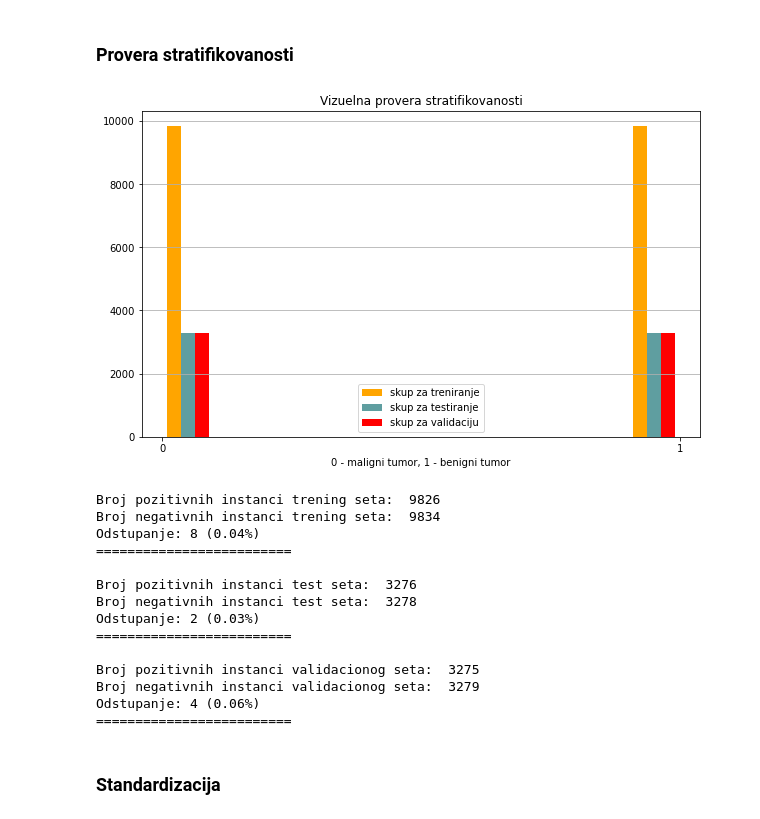
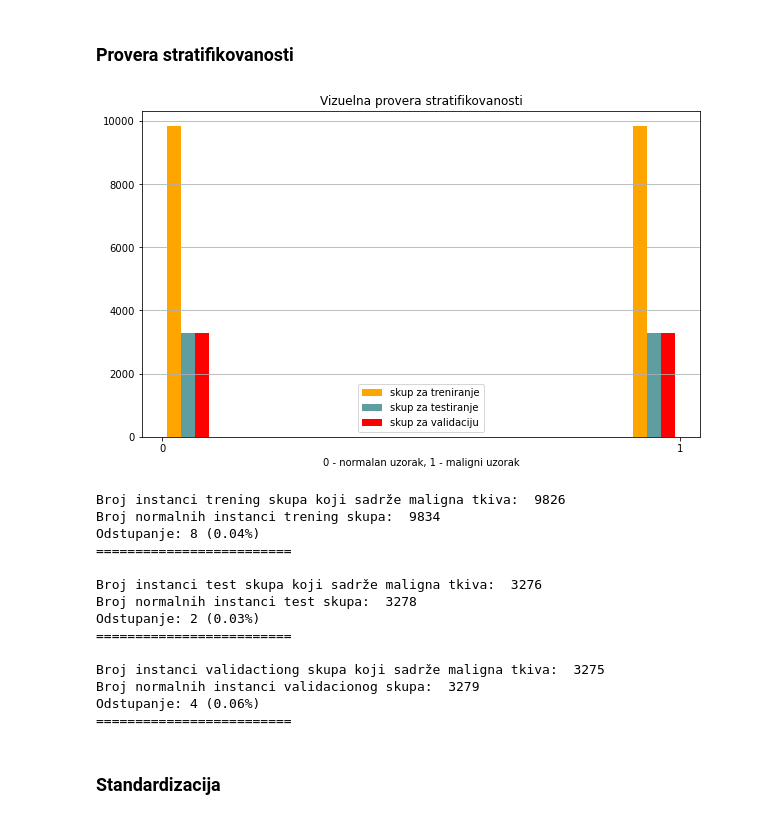
Before and after one commit to apekovic/ml-lymph-node-classification, a Jupyter notebook: 02_duboki_pristup_klasifikaciji.ipynb, the cells around one changed output. Cells and saved outputs as stored; diff of their text form; code cells hidden in the pictures.

```diff
--- a/02_duboki_pristup_klasifikaciji.ipynb
+++ b/02_duboki_pristup_klasifikaciji.ipynb
@@ -156,51 +156,51 @@ X_test_copy = X_test
 # %%
 plt.figure(figsize = (10,6))
 plt.title('Vizuelna provera stratifikovanosti')
 plt.xticks([0,1])
-plt.xlabel('0 - maligni tumor, 1 - benigni tumor')
+plt.xlabel('0 - normalan uzorak, 1 - maligni uzorak')
 plt.hist([y_train, y_test, y_validation], color=['orange', 'cadetblue', 'red'], label=['skup za treniranje', 'skup za testiranje','skup za validaciju'])
 plt.legend(loc='best')
 plt.grid(axis = 'y')
 plt.show()
 # %% [output]
-[figure, old version]
+[figure, new version]
 # %%
-benigni_train = np.sum(y_train==1)
-print('Broj pozitivnih instanci trening seta: ', benigni_train)
-maligni_train = np.sum(y_train==0)
-print('Broj negativnih instanci trening seta: ', maligni_train)
-odstupanje = np.abs(benigni_train - maligni_train)
+maligni_train = np.sum(y_train==1)
+print('Broj instanci trening skupa koji sadrže maligna tkiva: ', maligni_train)
+normalni_train = np.sum(y_train==0)
+print('Broj normalnih instanci trening skupa: ', normalni_train)
+odstupanje = np.abs(normalni_train - maligni_train)
 procenat_odstupanja = odstupanje*100/X_train.shape[0]
 print('Odstupanje: {0:d} ({1:.2f}%)\n=========================\n'.format(odstupanje, procenat_odstupanja))
 
-benigni_test = np.sum(y_test==1)
-print('Broj pozitivnih instanci test seta: ', benigni_test)
-maligni_test = np.sum(y_test==0)
-print('Broj negativnih instanci test seta: ', maligni_test)
-odstupanje = np.abs(benigni_test - maligni_test)
+maligni_test = np.sum(y_test==1)
+print('Broj instanci test skupa koji sadrže maligna tkiva: ', maligni_test)
+normalni_test = np.sum(y_test==0)
+print('Broj normalnih instanci test skupa: ', normalni_test)
+odstupanje = np.abs(normalni_test - maligni_test)
 procenat_odstupanja = odstupanje*100/X_test.shape[0]
 print('Odstupanje: {0:d} ({1:.2f}%)\n=========================\n'.format(odstupanje, procenat_odstupanja))
 
-benigni_val = np.sum(y_validation==1)
-print('Broj pozitivnih instanci validacionog seta: ', benigni_val)
-maligni_val = np.sum(y_validation==0)
-print('Broj negativnih instanci validacionog seta: ', maligni_val)
-odstupanje = np.abs(benigni_val - maligni_val)
+maligni_val = np.sum(y_validation==1)
+print('Broj instanci validactiong skupa koji sadrže maligna tkiva: ', maligni_val)
+normalni_val = np.sum(y_validation==0)
+print('Broj normalnih instanci validacionog skupa: ', normalni_val)
+odstupanje = np.abs(normalni_val - maligni_val)
 procenat_odstupanja = odstupanje*100/X_validation.shape[0]
 print('Odstupanje: {0:d} ({1:.2f}%)\n=========================\n'.format(odstupanje, procenat_odstupanja))
 # %% [output]
-Broj pozitivnih instanci trening seta:  9826
-Broj negativnih instanci trening seta:  9834
+Broj instanci trening skupa koji sadrže maligna tkiva:  9826
+Broj normalnih instanci trening skupa:  9834
 Odstupanje: 8 (0.04%)
 =========================
 
-Broj pozitivnih instanci test seta:  3276
-Broj negativnih instanci test seta:  3278
+Broj instanci test skupa koji sadrže maligna tkiva:  3276
+Broj normalnih instanci test skupa:  3278
 Odstupanje: 2 (0.03%)
 =========================
 
-Broj pozitivnih instanci validacionog seta:  3275
-Broj negativnih instanci validacionog seta:  3279
+Broj instanci validactiong skupa koji sadrže maligna tkiva:  3275
+Broj normalnih instanci validacionog skupa:  3279
 Odstupanje: 4 (0.06%)
 =========================
 # %% [markdown]
```
Also changed, not shown: parts of 34 cells of this notebook.
